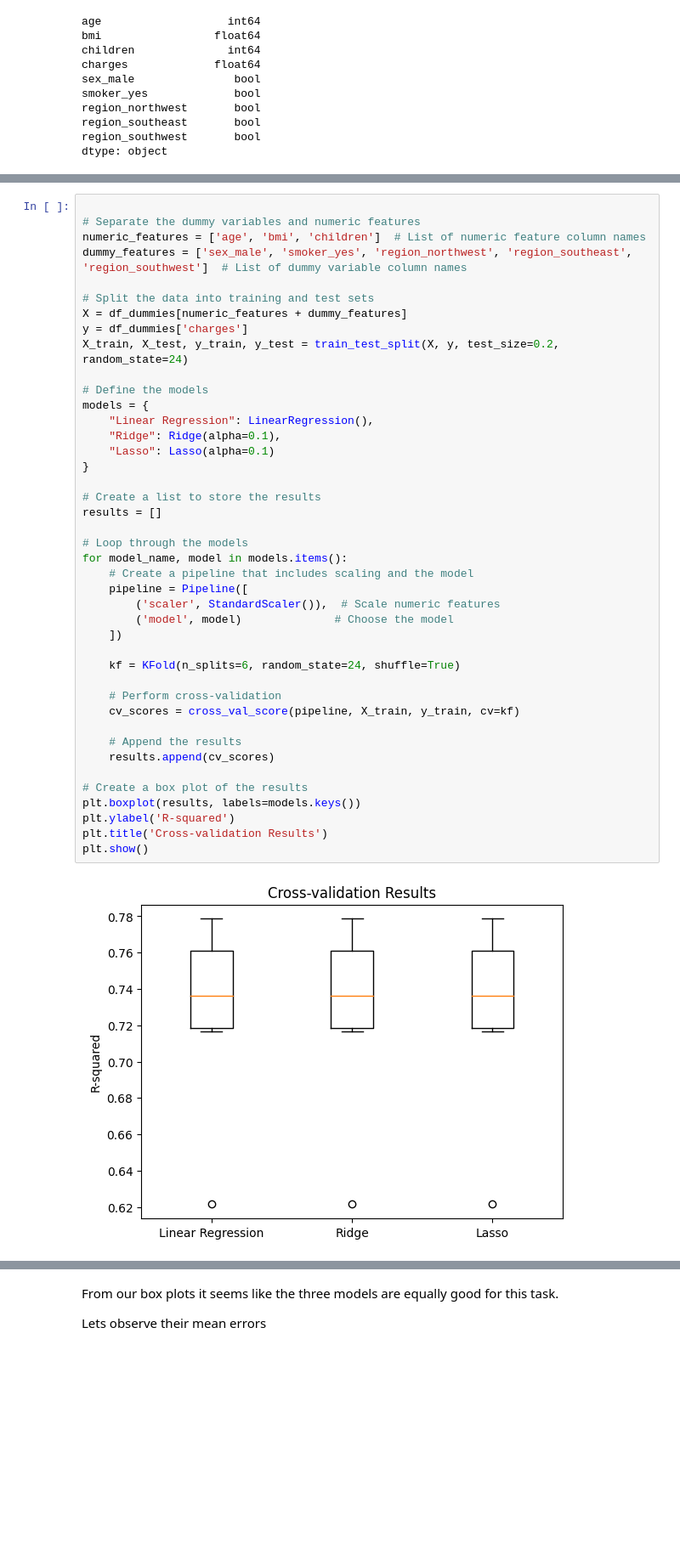
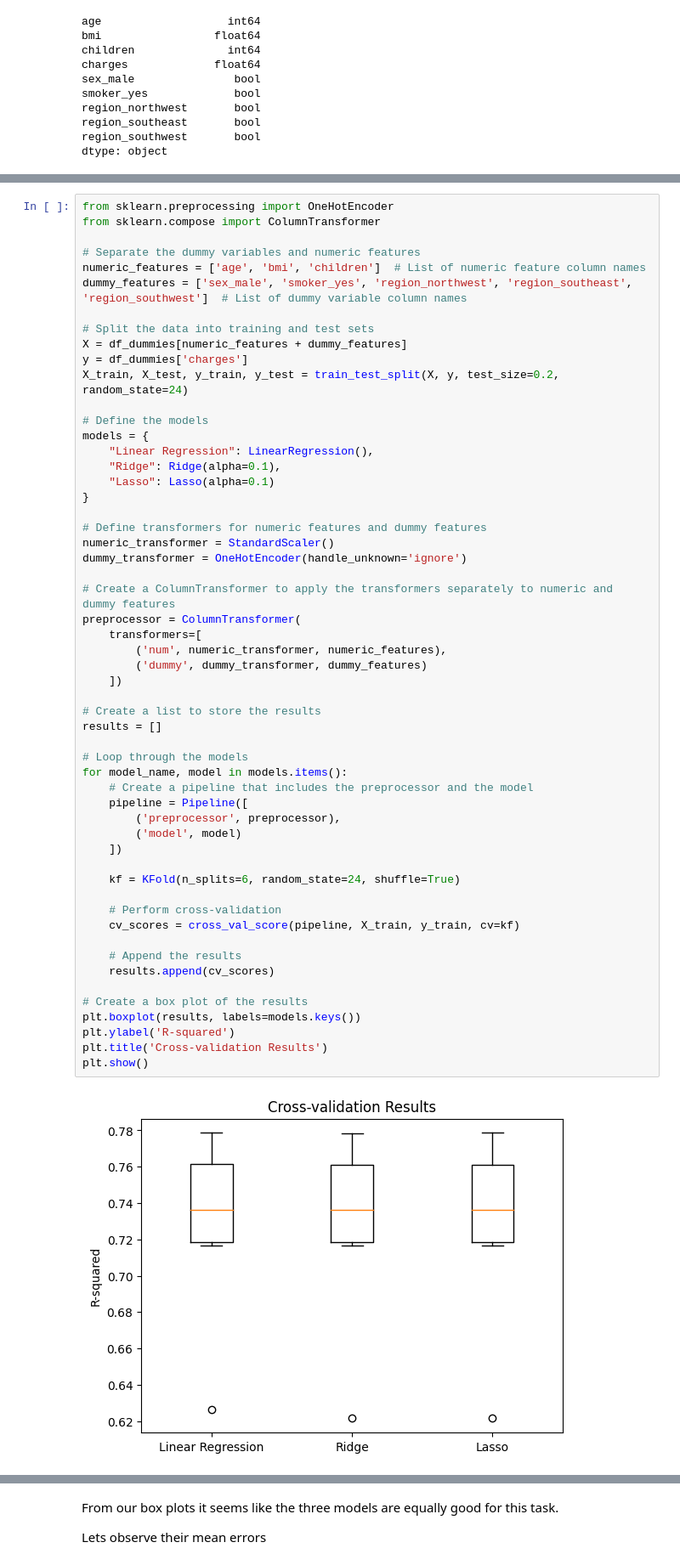
Before and after one commit to Eric-Mulaa/Medical-charges-prediction-Linear-regression-, a Jupyter notebook: EDA_Linear_reg.ipynb, the cells around one changed output, grey strips where cells are left out. Shown at 85% size. Cells and saved outputs as stored; diff of their text form; blank space fills up the shorter version.

```diff
--- a/EDA_Linear_reg.ipynb
+++ b/EDA_Linear_reg.ipynb
@@ -293,4 +264,6 @@ Remember you can not scale dummy variables because by doing so you will be makin
 # %%
+from sklearn.preprocessing import OneHotEncoder
+from sklearn.compose import ColumnTransformer
 
 # Separate the dummy variables and numeric features
 numeric_features = ['age', 'bmi', 'children']  # List of numeric feature column names
@@ -303,34 +276,45 @@ X_train, X_test, y_train, y_test = train_test_split(X, y, test_size=0.2, random_
 
 # Define the models
 models = {
     "Linear Regression": LinearRegression(),
     "Ridge": Ridge(alpha=0.1),
     "Lasso": Lasso(alpha=0.1)
 }
 
+# Define transformers for numeric features and dummy features
+numeric_transformer = StandardScaler()
+dummy_transformer = OneHotEncoder(handle_unknown='ignore')
+
+# Create a ColumnTransformer to apply the transformers separately to numeric and dummy features
+preprocessor = ColumnTransformer(
+    transformers=[
+        ('num', numeric_transformer, numeric_features),
+        ('dummy', dummy_transformer, dummy_features)
+    ])
+
 # Create a list to store the results
 results = []
 
 # Loop through the models
 for model_name, model in models.items():
-    # Create a pipeline that includes scaling and the model
+    # Create a pipeline that includes the preprocessor and the model
     pipeline = Pipeline([
-        ('scaler', StandardScaler()),  # Scale numeric features
-        ('model', model)              # Choose the model
+        ('preprocessor', preprocessor),
+        ('model', model)
     ])
 
     kf = KFold(n_splits=6, random_state=24, shuffle=True)
 
     # Perform cross-validation
     cv_scores = cross_val_score(pipeline, X_train, y_train, cv=kf)
 
     # Append the results
     results.append(cv_scores)
 
 # Create a box plot of the results
 plt.boxplot(results, labels=models.keys())
 plt.ylabel('R-squared')
 plt.title('Cross-validation Results')
 plt.show()
 # %% [output]
-[figure, old version]
+[figure, new version]
```
Also changed, not shown: parts of 12 cells of this notebook.
